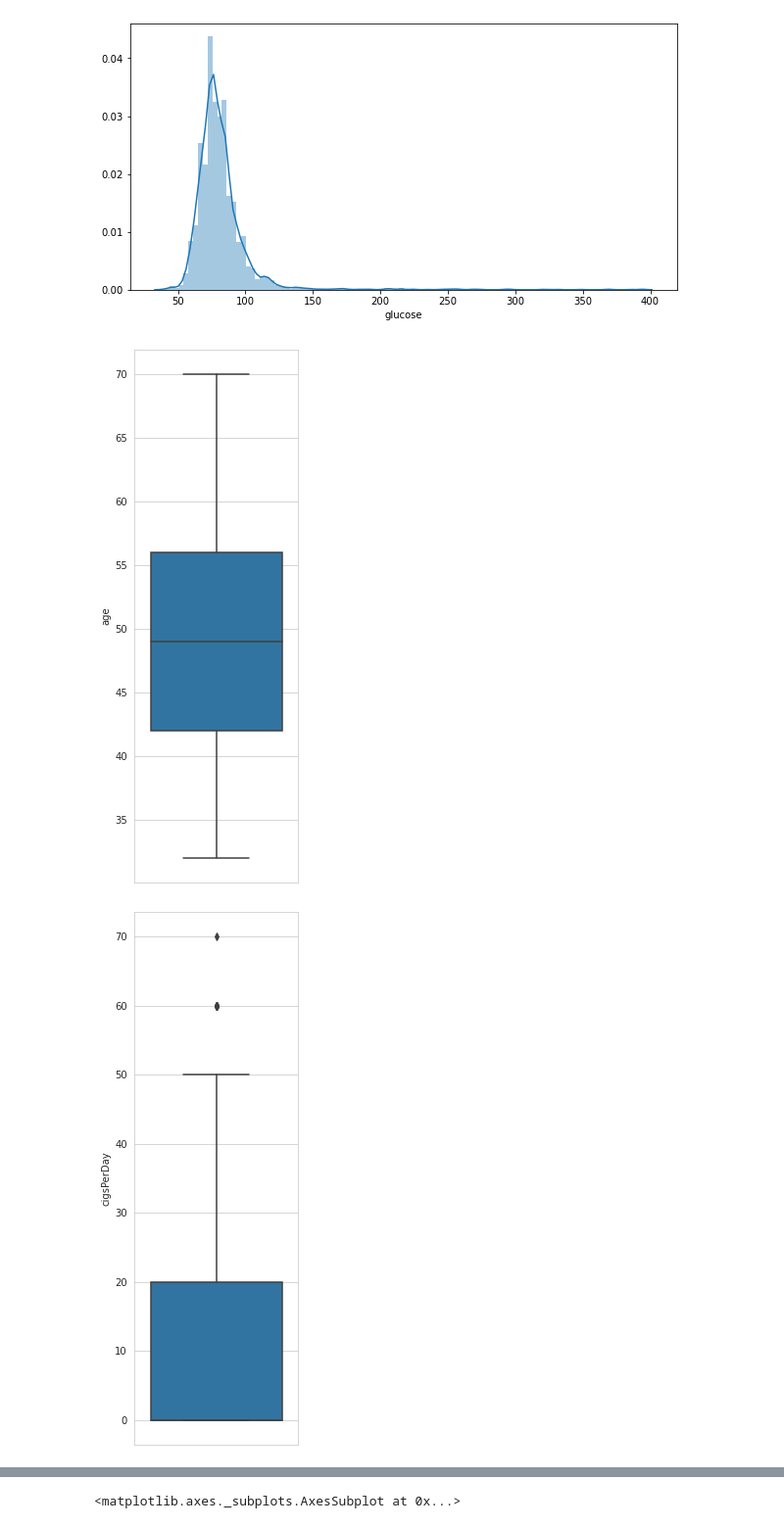
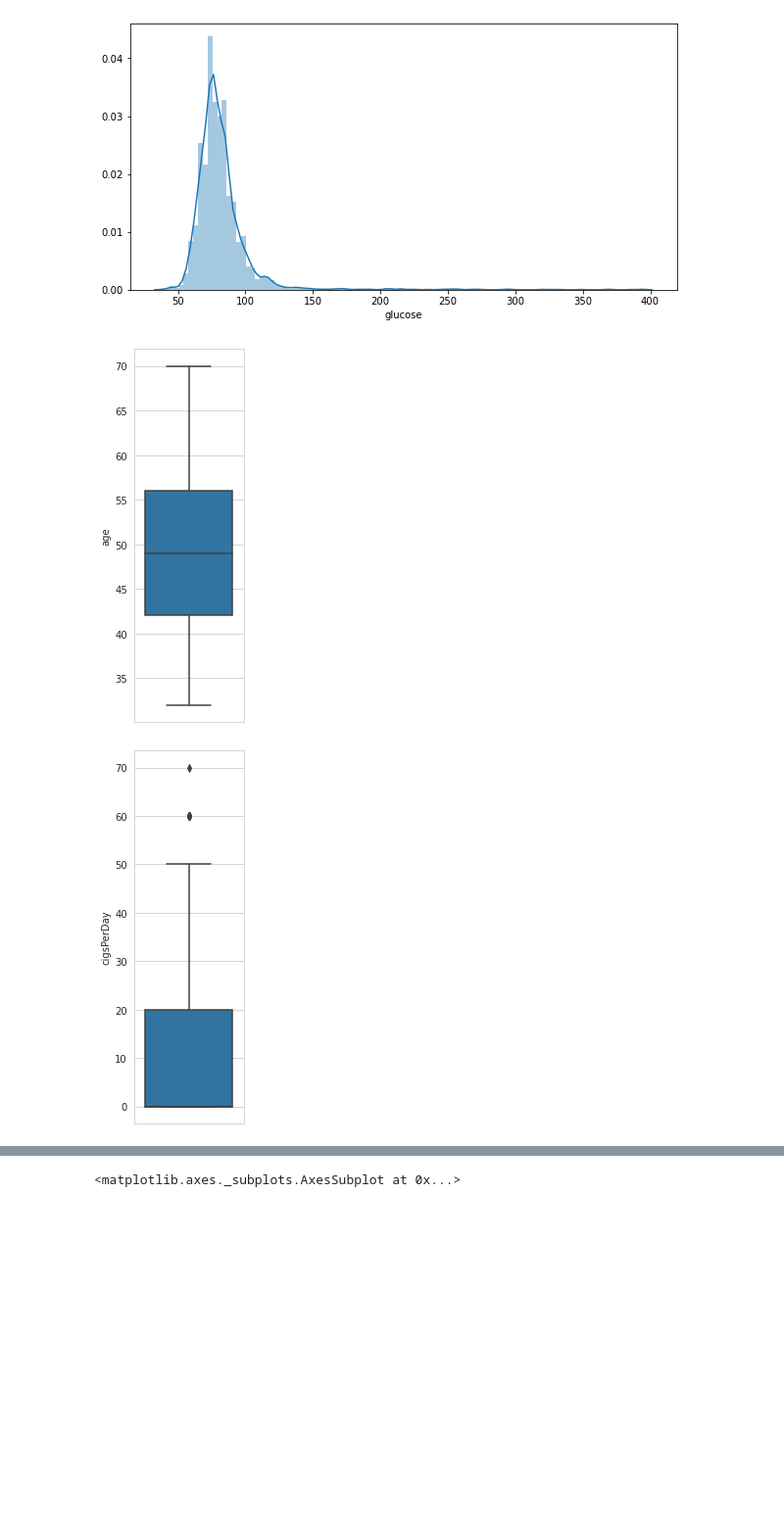
Before and after one commit to natek91/Capstone, a Jupyter notebook: InitialCode.ipynb, the cells around one changed output, grey strips where cells are left out. Shown at 98% size. Saved outputs shown, nothing was run; the diff lists cells and outputs as text; code cells hidden in the pictures; blank space fills up the shorter version.

```diff
--- a/InitialCode.ipynb
+++ b/InitialCode.ipynb
@@ -191,13 +250,13 @@ for x in df_contin:
 # %%
 # create and show a set of boxplots for each numerical feature
 
 # ['age', 'cigsPerDay', 'totChol', 'sysBP', 'diaBP', 'BMI', 'heartRate', 'glucose']
 
 for i in df_contin:
-    plt.figure(figsize=(3,10))
+    plt.figure(figsize=(2,7))
     sb.set_style("whitegrid")
     sb.boxplot(y = df[i])
     plt.show()
 # %% [output]
-[figure, old version]
+[figure, new version]
-[figure, old version]
+[figure, new version]
```
Also changed, not shown: parts of 61 cells of this notebook.
